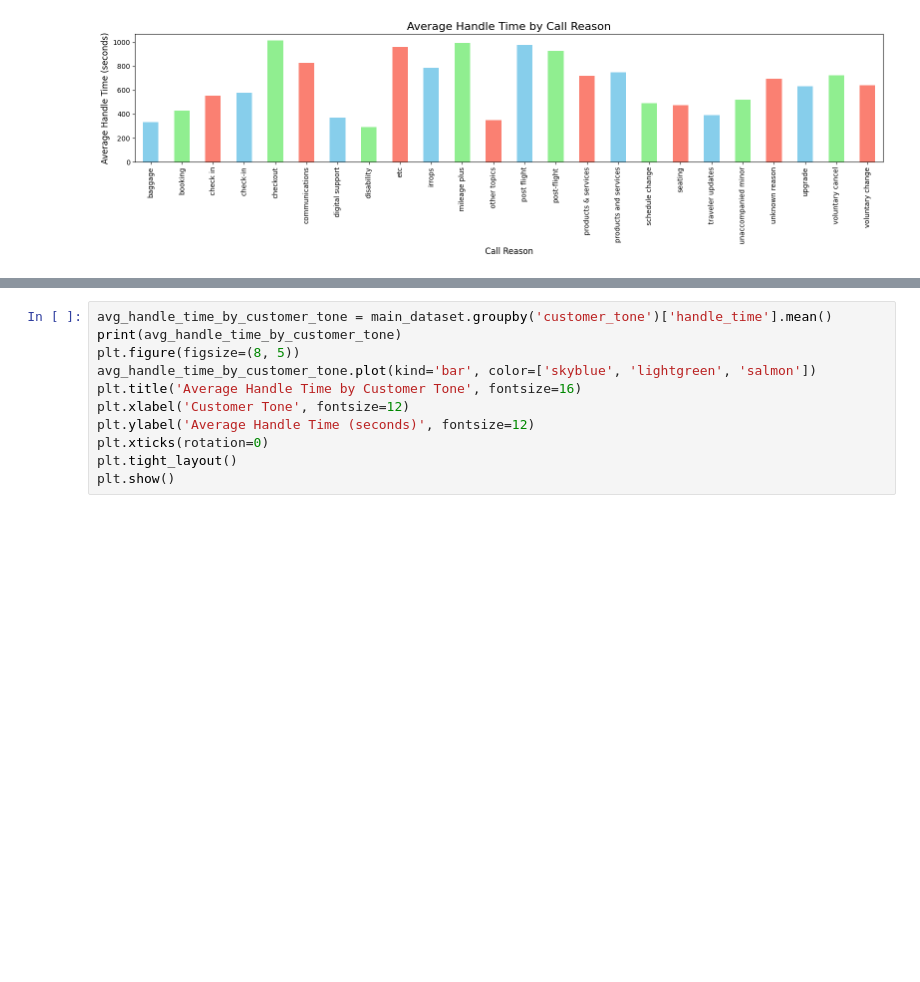
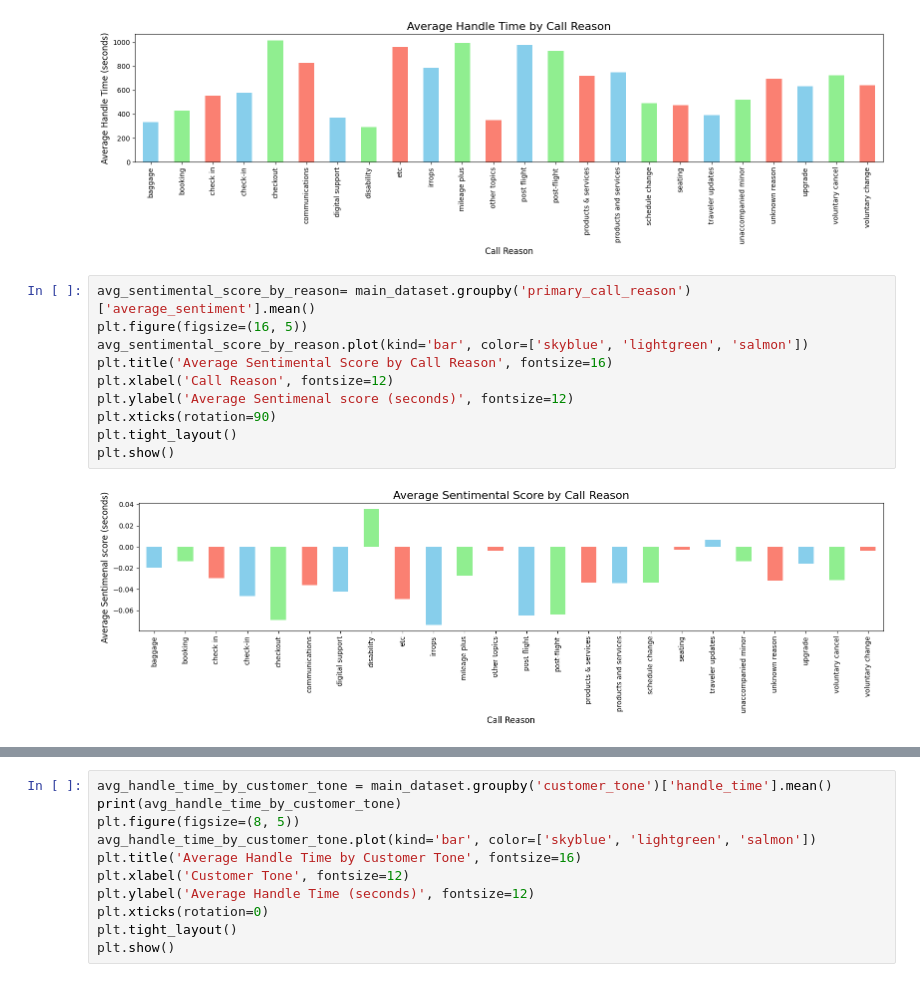
Before and after one commit to dheerajGits/skyhack, a Jupyter notebook: main.ipynb, the cells around one changed output, grey strips where cells are left out. Cells and saved outputs as stored; diff of their text form; blank space fills up the shorter version.

Commit message:
add sentiment analytics

```diff
--- a/main.ipynb
+++ b/main.ipynb
@@ -191,3 +193,15 @@ plt.tight_layout()
 plt.show()
 # %% [output]
 [figure]
+# %%
+avg_sentimental_score_by_reason= main_dataset.groupby('primary_call_reason')['average_sentiment'].mean()
+plt.figure(figsize=(16, 5))
+avg_sentimental_score_by_reason.plot(kind='bar', color=['skyblue', 'lightgreen', 'salmon'])
+plt.title('Average Sentimental Score by Call Reason', fontsize=16)
+plt.xlabel('Call Reason', fontsize=12)
+plt.ylabel('Average Sentimenal score (seconds)', fontsize=12)
+plt.xticks(rotation=90)
+plt.tight_layout()
+plt.show()
+# %% [output]
+[figure, added]
```
Also changed, not shown: parts of 7 cells of this notebook.
